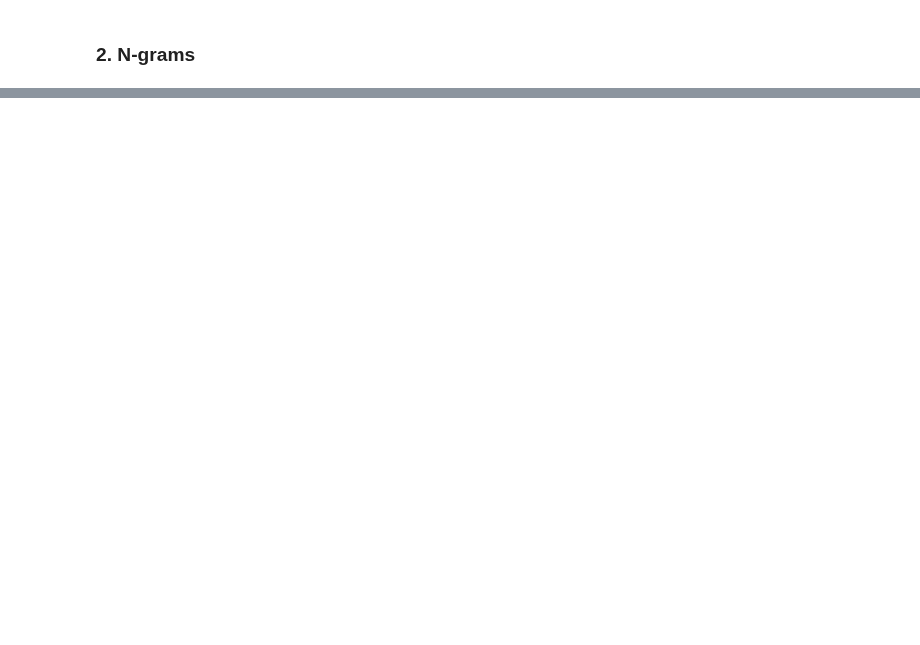
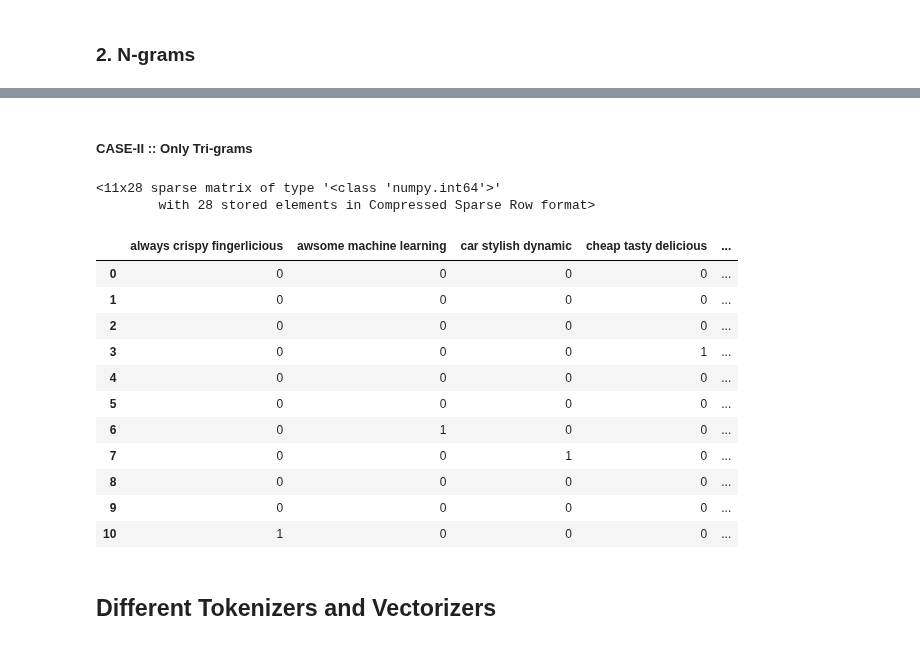
Before and after one commit to raj-shr-git/AAIC_Practice, a Jupyter notebook: VIDEO_PRACTICE/MODULE-1/Understanding_NLP.ipynb, the cells around one changed output, grey strips where cells are left out. Cells and saved outputs as stored; diff of their text form; code cells hidden in the pictures; blank space fills up the shorter version.

```diff
--- a/VIDEO_PRACTICE/MODULE-1/Understanding_NLP.ipynb
+++ b/VIDEO_PRACTICE/MODULE-1/Understanding_NLP.ipynb
@@ -868,3 +1107,29 @@ cv2.get_feature_names()
+# %% [markdown]
+##### **CASE-II :: Only Tri-grams**
+# %%
+ngrams_cv4 = CountVectorizer(ngram_range=(3,3))
+# %%
+ngrams_cv4_features = ngrams_cv4.fit_transform(cleaned_df['Lemmas'])
+# %%
+ngrams_cv4_features
+# %% [output]
+<11x28 sparse matrix of type '<class 'numpy.int64'>'
+        with 28 stored elements in Compressed Sparse Row format>
 # %%
-ngrams_features = pd.DataFrame(ngrams.toarray(),columns=cv2.get_feature_names())
-ngrams_features.head(10)
+ngrams_cv4_features = pd.DataFrame(ngrams_cv4_features.toarray(),columns=ngrams_cv4.get_feature_names())
+ngrams_cv4_features
+# %% [output]
+|  | always crispy fingerlicious | awsome machine learning | car stylish dynamic | cheap tasty delicious | ... |
+| 0 | 0 | 0 | 0 | 0 | ... |
+| 1 | 0 | 0 | 0 | 0 | ... |
+| 2 | 0 | 0 | 0 | 0 | ... |
+| 3 | 0 | 0 | 0 | 1 | ... |
+| 4 | 0 | 0 | 0 | 0 | ... |
+| 5 | 0 | 0 | 0 | 0 | ... |
+| 6 | 0 | 1 | 0 | 0 | ... |
+| 7 | 0 | 0 | 1 | 0 | ... |
+| 8 | 0 | 0 | 0 | 0 | ... |
+| 9 | 0 | 0 | 0 | 0 | ... |
+| 10 | 1 | 0 | 0 | 0 | ... |
+# %% [markdown]
+## **Different Tokenizers and Vectorizers**
```
Also changed, not shown: parts of 48 cells of this notebook.
